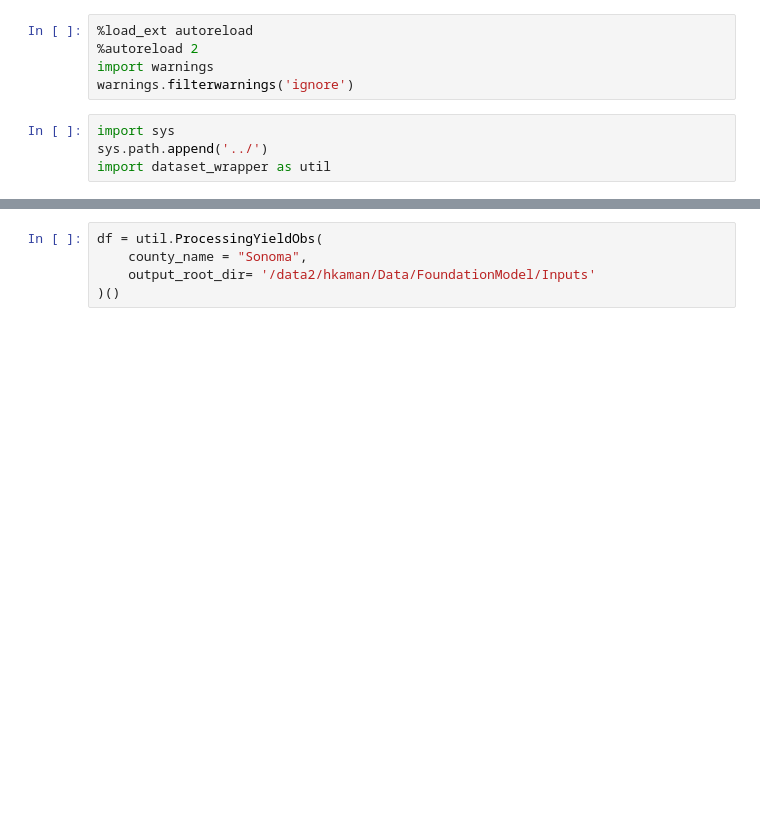
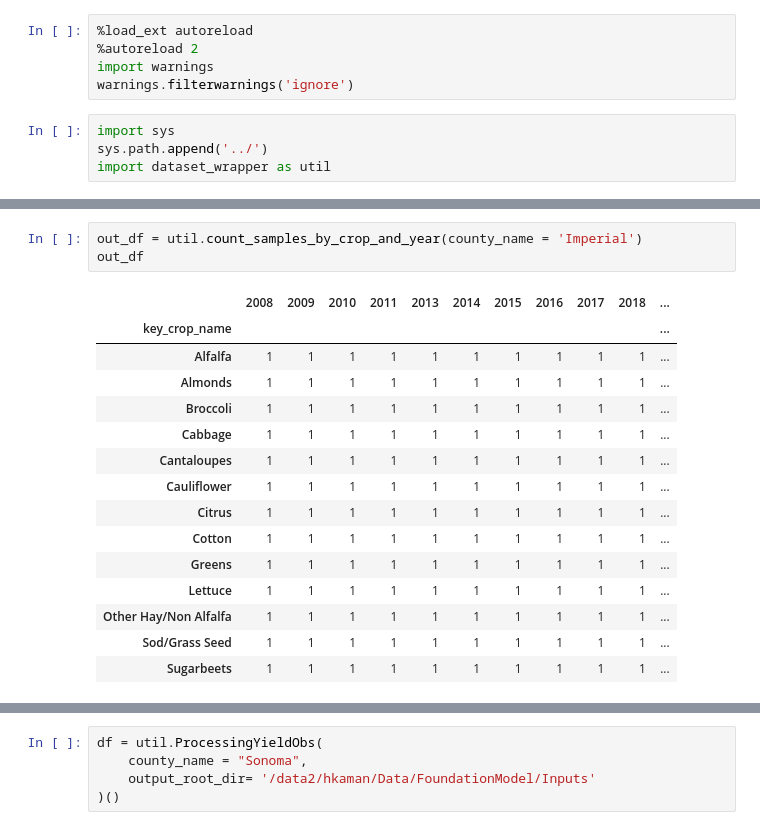
Before and after one commit to plant-ai-biophysics-lab/california-crop-yield-benchmark, a Jupyter notebook: dataset/generate_county_crop_dataset/yield_observation_processing.ipynb, the cells around one changed output, grey strips where cells are left out. Saved outputs shown, nothing was run; the diff lists cells and outputs as text; blank space fills up the shorter version.

```diff
--- a/dataset/generate_county_crop_dataset/yield_observation_processing.ipynb
+++ b/dataset/generate_county_crop_dataset/yield_observation_processing.ipynb
@@ -9,0 +88,19 @@ import dataset_wrapper as util
+# %%
+out_df = util.count_samples_by_crop_and_year(county_name = 'Imperial')
+out_df
+# %% [output]
+|  | 2008 | 2009 | 2010 | 2011 | 2013 | 2014 | 2015 | 2016 | 2017 | 2018 | ... |
+| key_crop_name |  |  |  |  |  |  |  |  |  |  | ... |
+| Alfalfa | 1 | 1 | 1 | 1 | 1 | 1 | 1 | 1 | 1 | 1 | ... |
+| Almonds | 1 | 1 | 1 | 1 | 1 | 1 | 1 | 1 | 1 | 1 | ... |
+| Broccoli | 1 | 1 | 1 | 1 | 1 | 1 | 1 | 1 | 1 | 1 | ... |
+| Cabbage | 1 | 1 | 1 | 1 | 1 | 1 | 1 | 1 | 1 | 1 | ... |
+| Cantaloupes | 1 | 1 | 1 | 1 | 1 | 1 | 1 | 1 | 1 | 1 | ... |
+| Cauliflower | 1 | 1 | 1 | 1 | 1 | 1 | 1 | 1 | 1 | 1 | ... |
+| Citrus | 1 | 1 | 1 | 1 | 1 | 1 | 1 | 1 | 1 | 1 | ... |
+| Cotton | 1 | 1 | 1 | 1 | 1 | 1 | 1 | 1 | 1 | 1 | ... |
+| Greens | 1 | 1 | 1 | 1 | 1 | 1 | 1 | 1 | 1 | 1 | ... |
+| Lettuce | 1 | 1 | 1 | 1 | 1 | 1 | 1 | 1 | 1 | 1 | ... |
+| Other Hay/Non Alfalfa | 1 | 1 | 1 | 1 | 1 | 1 | 1 | 1 | 1 | 1 | ... |
+| Sod/Grass Seed | 1 | 1 | 1 | 1 | 1 | 1 | 1 | 1 | 1 | 1 | ... |
+| Sugarbeets | 1 | 1 | 1 | 1 | 1 | 1 | 1 | 1 | 1 | 1 | ... |
```
Also changed, not shown: parts of 30 cells of this notebook, 20 other files.
